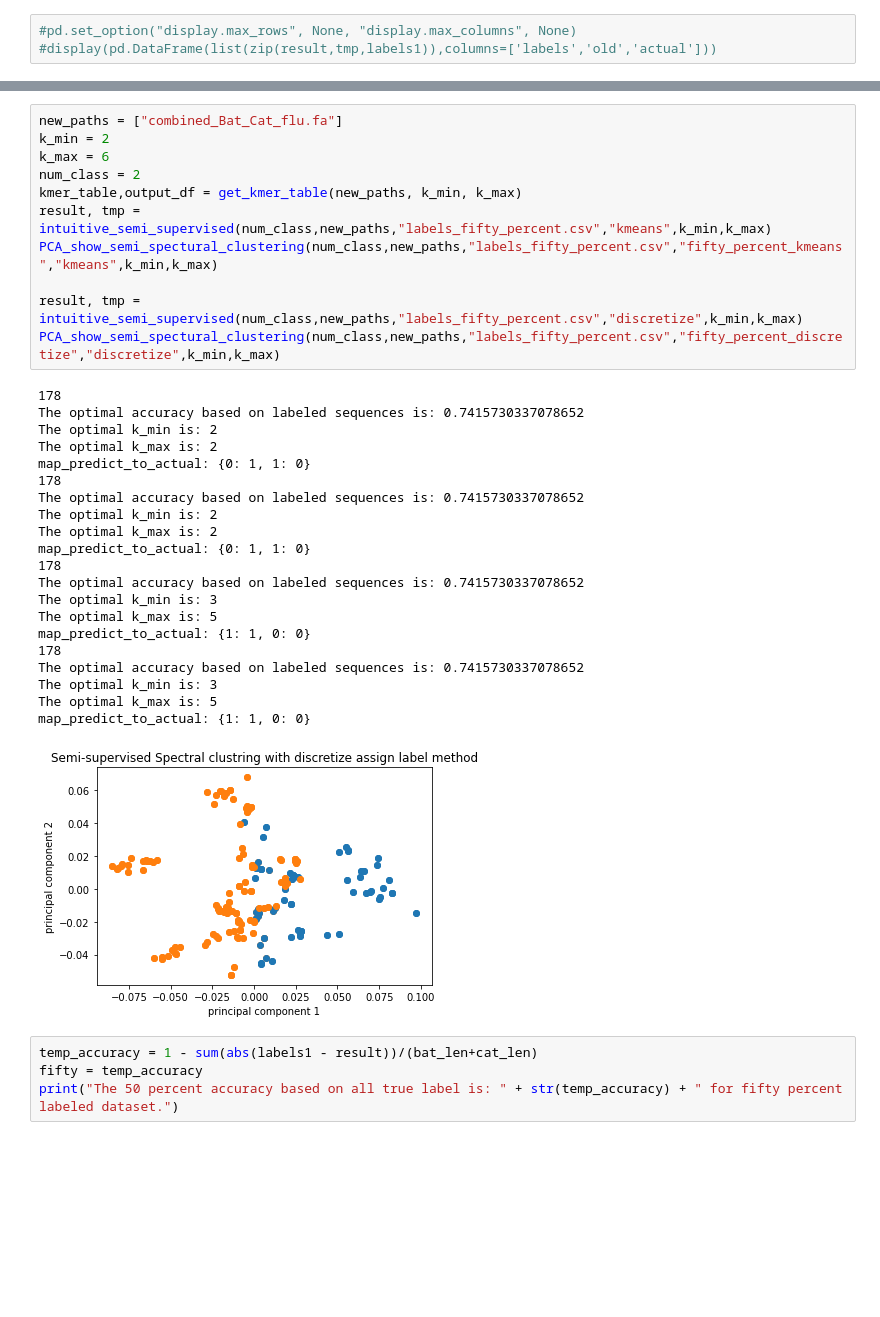
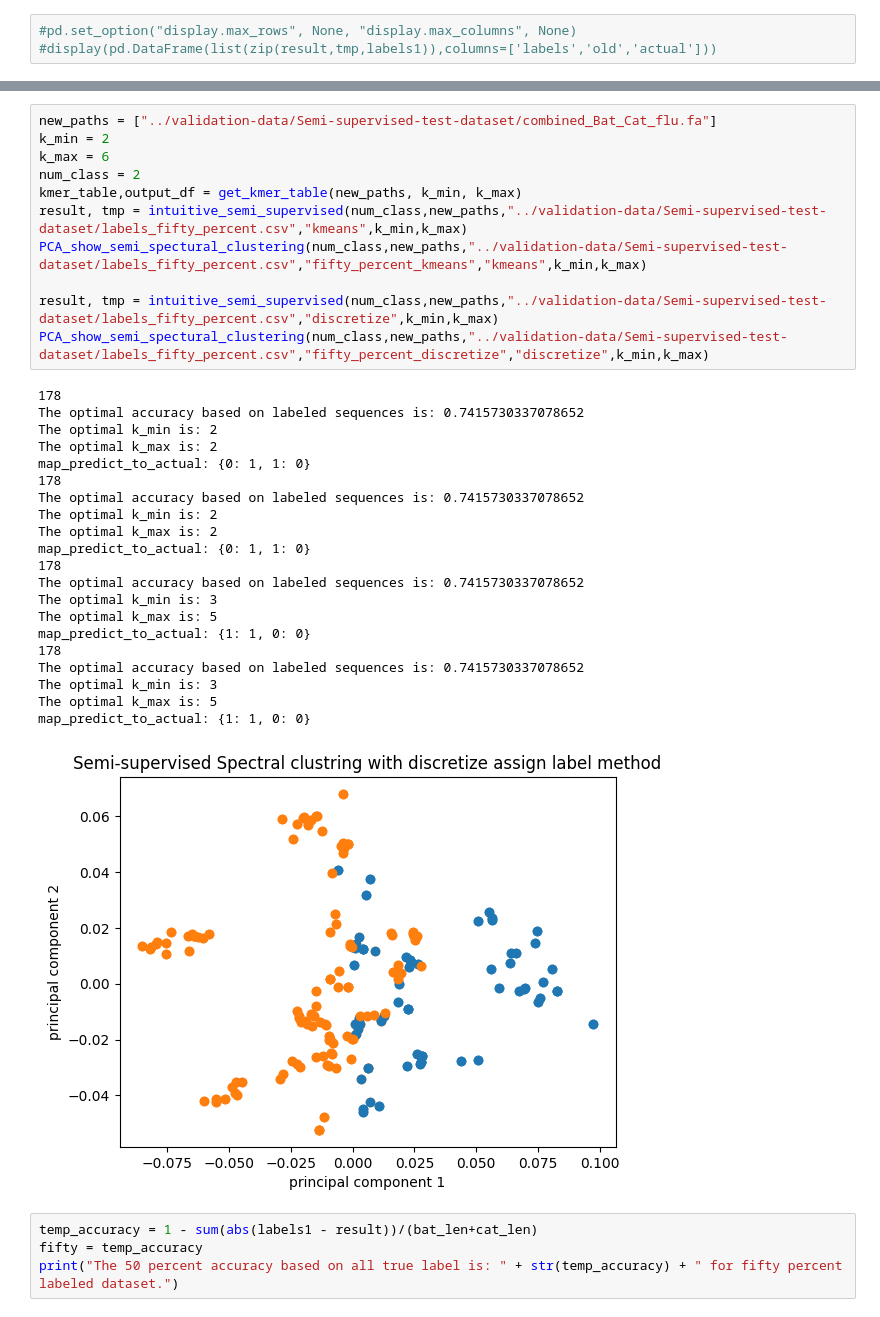
Before and after one commit to solislemuslab/bioklustering, a Jupyter notebook: manuscript/scripts/clustering-and-visualization-updated.ipynb, the cells around one changed output, grey strips where cells are left out. Saved outputs shown, nothing was run; the diff lists cells and outputs as text; blank space fills up the shorter version.

```diff
--- a/manuscript/scripts/clustering-and-visualization-updated.ipynb
+++ b/manuscript/scripts/clustering-and-visualization-updated.ipynb
@@ -566,38 +571,38 @@ print("The 10 percent accuracy based on all true label is: " + str(temp_accuracy
 # %% [output]
 The 10 percent accuracy based on all true label is: 0.752808988764045 for ten percent labeled dataset.
 # %%
-new_paths = ["combined_Bat_Cat_flu.fa"]
+new_paths = ["../validation-data/Semi-supervised-test-dataset/combined_Bat_Cat_flu.fa"]
 k_min = 2
 k_max = 6
 num_class = 2
 kmer_table,output_df = get_kmer_table(new_paths, k_min, k_max)
-result, tmp = intuitive_semi_supervised(num_class,new_paths,"labels_fifty_percent.csv","kmeans",k_min,k_max)
-PCA_show_semi_spectural_clustering(num_class,new_paths,"labels_fifty_percent.csv","fifty_percent_kmeans","kmeans",k_min,k_max)
+result, tmp = intuitive_semi_supervised(num_class,new_paths,"../validation-data/Semi-supervised-test-dataset/labels_fifty_percent.csv","kmeans",k_min,k_max)
+PCA_show_semi_spectural_clustering(num_class,new_paths,"../validation-data/Semi-supervised-test-dataset/labels_fifty_percent.csv","fifty_percent_kmeans","kmeans",k_min,k_max)
 
-result, tmp = intuitive_semi_supervised(num_class,new_paths,"labels_fifty_percent.csv","discretize",k_min,k_max)
-PCA_show_semi_spectural_clustering(num_class,new_paths,"labels_fifty_percent.csv","fifty_percent_discretize","discretize",k_min,k_max)
+result, tmp = intuitive_semi_supervised(num_class,new_paths,"../validation-data/Semi-supervised-test-dataset/labels_fifty_percent.csv","discretize",k_min,k_max)
+PCA_show_semi_spectural_clustering(num_class,new_paths,"../validation-data/Semi-supervised-test-dataset/labels_fifty_percent.csv","fifty_percent_discretize","discretize",k_min,k_max)
 # %% [output]
 178
 The optimal accuracy based on labeled sequences is: 0.7415730337078652
 The optimal k_min is: 2
 The optimal k_max is: 2
 map_predict_to_actual: {0: 1, 1: 0}
 178
 The optimal accuracy based on labeled sequences is: 0.7415730337078652
 The optimal k_min is: 2
 The optimal k_max is: 2
 map_predict_to_actual: {0: 1, 1: 0}
 178
 The optimal accuracy based on labeled sequences is: 0.7415730337078652
 The optimal k_min is: 3
 The optimal k_max is: 5
 map_predict_to_actual: {1: 1, 0: 0}
 178
 The optimal accuracy based on labeled sequences is: 0.7415730337078652
 The optimal k_min is: 3
 The optimal k_max is: 5
 map_predict_to_actual: {1: 1, 0: 0}
-[figure, old version]
+[figure, new version]
 # %%
 temp_accuracy = 1 - sum(abs(labels1 - result))/(bat_len+cat_len)
 fifty = temp_accuracy
```
Also changed, not shown: parts of 8 cells of this notebook, 2 other files.
